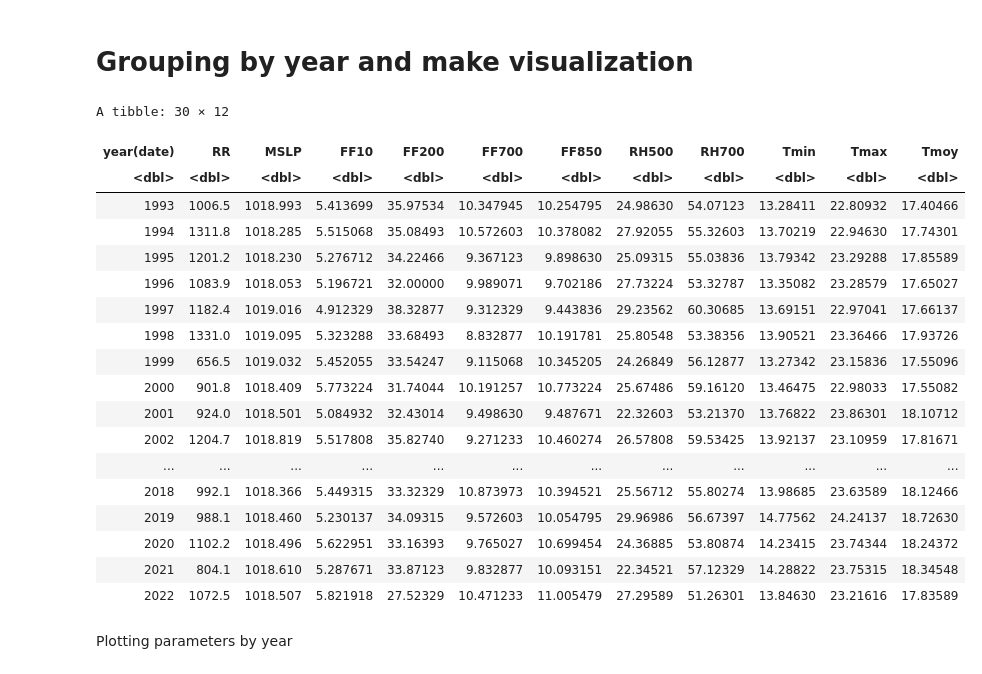
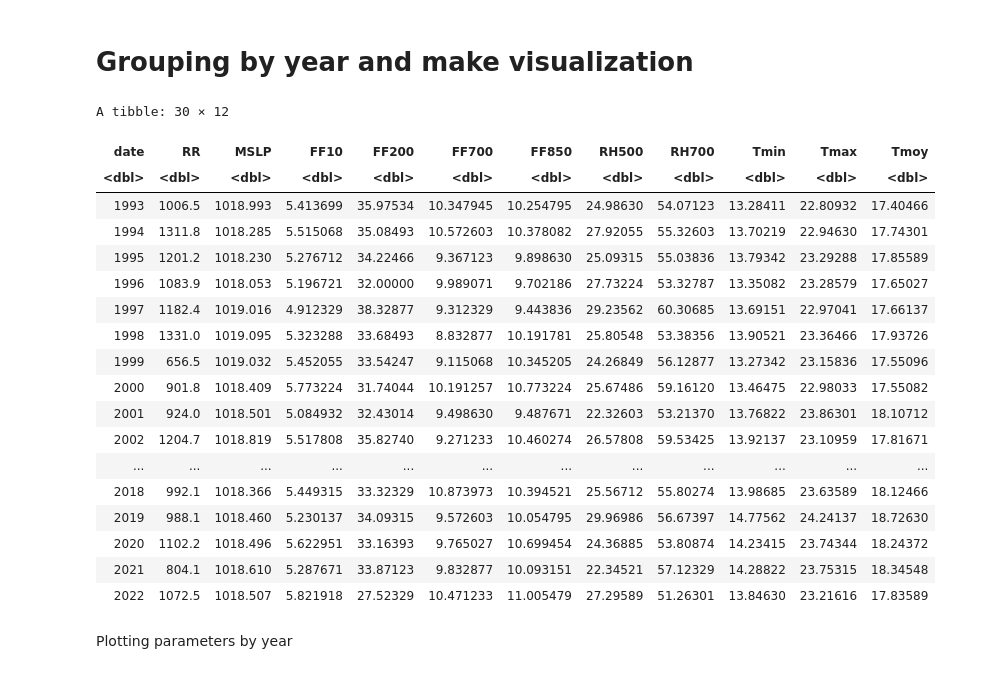
Before and after one commit to dinasdata/WeatherViz, a Jupyter notebook: notebook.ipynb, the cells around one changed output. Cells and saved outputs as stored; diff of their text form; code cells hidden in the pictures.

```diff
--- a/notebook.ipynb
+++ b/notebook.ipynb
@@ -32,7 +12,7 @@ The following objects are masked from ‘package:base’:
 # %% [markdown]
 Reading the dataset with readxl and explore its head and its summary.
 # %%
-data = read_excel("data.xlsx")
+data = read_excel("/media/dina/f4c07323-3819-4c76-ad53-95f7d45b7ae2/weather_data_vizualisation/data.xlsx")
 head(data)
 summary(data)
 # %% [output]
@@ -104,13 +89,13 @@ monthly_plot("Tmoy(°C)")
 # %%
 pere_year = data%>%
 group_by(year(date))%>%
-summarize(RR = sum(.data[["RR(mm)"]]),MSLP = mean(.data[["MSLP(Hpa)"]]),FF10 = mean(as.integer(.data[["FF10(Kt)"]])),
-FF200 = mean(as.integer(.data[["FF200(Kt)"]])),FF700 = mean(as.integer(.data[["FF700(Kt)"]])),FF850 = mean(as.integer(.data[["FF850(Kt)"]])),RH500 = mean(as.integer(.data[["RH500"]])),RH700 = mean(as.integer(.data[["RH700"]])),Tmin = mean(.data[["Tmin(°C)"]]),Tmax = mean(.data[["Tmax(°C)"]]),Tmoy = mean(.data[["Tmoy(°C)"]]))
-
+summarize(RR = sum(.data[["RR"]]),MSLP = mean(.data[["MSLP"]]),FF10 = mean(as.integer(.data[["FF10"]])),
+FF200 = mean(as.integer(.data[["FF200"]])),FF700 = mean(as.integer(.data[["FF700"]])),FF850 = mean(as.integer(.data[["FF850"]])),RH500 = mean(as.integer(.data[["RH500"]])),RH700 = mean(as.integer(.data[["RH700"]])),Tmin = mean(.data[["Tmin"]]),Tmax = mean(.data[["Tmax"]]),Tmoy = mean(.data[["Tmoy"]]))
+names(pere_year) = names(data)
 pere_year
 # %% [output]
 A tibble: 30 × 12
-| year(date) | RR | MSLP | FF10 | FF200 | FF700 | FF850 | RH500 | RH700 | Tmin | Tmax | Tmoy |
+| date | RR | MSLP | FF10 | FF200 | FF700 | FF850 | RH500 | RH700 | Tmin | Tmax | Tmoy |
 | <dbl> | <dbl> | <dbl> | <dbl> | <dbl> | <dbl> | <dbl> | <dbl> | <dbl> | <dbl> | <dbl> | <dbl> |
 | 1993 | 1006.5 | 1018.993 | 5.413699 | 35.97534 | 10.347945 | 10.254795 | 24.98630 | 54.07123 | 13.28411 | 22.80932 | 17.40466 |
 | 1994 | 1311.8 | 1018.285 | 5.515068 | 35.08493 | 10.572603 | 10.378082 | 27.92055 | 55.32603 | 13.70219 | 22.94630 | 17.74301 |
```
Also changed, not shown: parts of 8 cells of this notebook.
